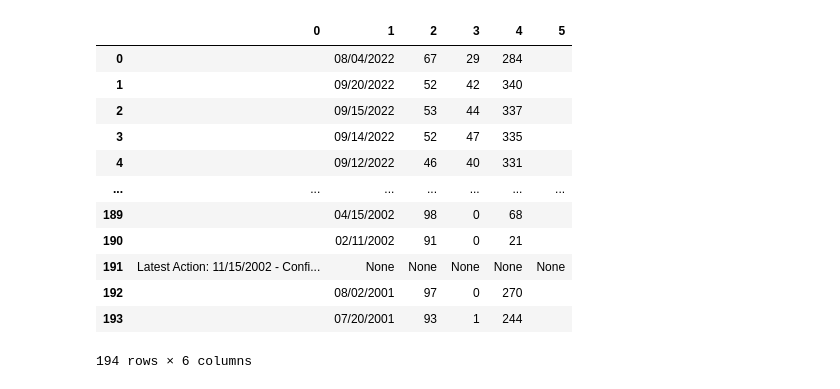
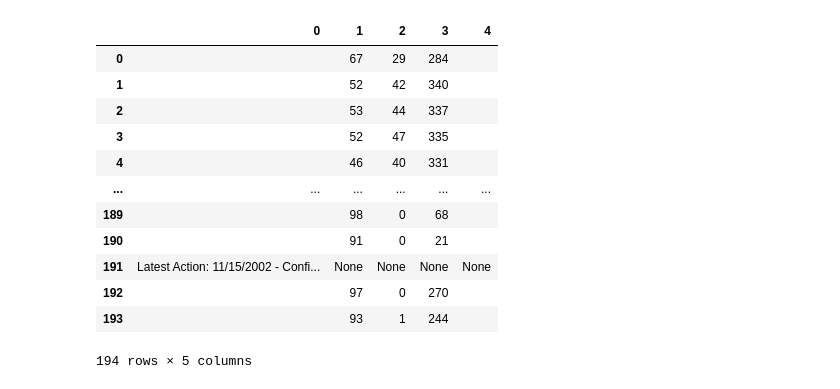
Before and after one commit to laurabejder/j-school, a Jupyter notebook: data_and_databases/final_project/03-cleaning_data.ipynb, the cells around one changed output. Saved outputs shown, nothing was run; the diff lists cells and outputs as text; code cells hidden in the pictures.

```diff
--- a/data_and_databases/final_project/03-cleaning_data.ipynb
+++ b/data_and_databases/final_project/03-cleaning_data.ipynb
@@ -46,4 +16,6 @@ df['circuit'] = df['post'].str.extract('(the \w.+ Circuit)', expand=False).str.s
 # And strip the column of any additional text so only the circuit names remain.
 df['circuit'] = df['circuit'].str.replace('the District of Columbia, to be United States Circuit Judge for ','')
 df['circuit'] = df['circuit'].str.replace('the ','')
-df.tail(50)
+df['circuit'] = df['circuit'].str.replace(' Circuit','')
+
+#df.head(50)
@@ -67,0 +22,3 @@ df.tail(50)
+# %%
+df['confirmation_date'] = df['vote'].str.extract('(\d\d\W\d\d\W\d{4})', expand=False).str.strip()
+df.tail(50)
@@ -90,32 +46,33 @@ list_vote
 # %%
 for list in list_vote:
     try:
-        sub_regex = r"Latest Action: (\d\d\W\d\d\W\d{4}).*(\d\d) - (\d*).*: (\d+)[.].*"
+        sub_regex = r"Latest Action: \d\d\W\d\d\W\d{4}.*(\d\d) - (\d*).*: (\d+)[.].*"
         df.vote.str.split(sub_regex,expand=True)
     except:
         pass
 #(\d*) \-, \d\d \- (\d*), Number: (\d*)
 
 #everything = [re.findall(sub_regex,line) for line in list_vote]
 #num = 0
 #for line in everything:
     #num = num + 1
     #if len(line) == 0:
        # print(num-1)
        # print(line)
 
-df.vote.str.split(sub_regex,expand=True)
+votes = df.vote.str.split(sub_regex,expand=True)
+votes
 # %% [output]
-|  | 0 | 1 | 2 | 3 | 4 | 5 |
-| 0 |  | 08/04/2022 | 67 | 29 | 284 |  |
-| 1 |  | 09/20/2022 | 52 | 42 | 340 |  |
-| 2 |  | 09/15/2022 | 53 | 44 | 337 |  |
-| 3 |  | 09/14/2022 | 52 | 47 | 335 |  |
-| 4 |  | 09/12/2022 | 46 | 40 | 331 |  |
-| ... | ... | ... | ... | ... | ... | ... |
-| 189 |  | 04/15/2002 | 98 | 0 | 68 |  |
-| 190 |  | 02/11/2002 | 91 | 0 | 21 |  |
-| 191 | Latest Action: 11/15/2002 - Confi... | None | None | None | None | None |
-| 192 |  | 08/02/2001 | 97 | 0 | 270 |  |
-| 193 |  | 07/20/2001 | 93 | 1 | 244 |  |
+|  | 0 | 1 | 2 | 3 | 4 |
+| 0 |  | 67 | 29 | 284 |  |
+| 1 |  | 52 | 42 | 340 |  |
+| 2 |  | 53 | 44 | 337 |  |
+| 3 |  | 52 | 47 | 335 |  |
+| 4 |  | 46 | 40 | 331 |  |
+| ... | ... | ... | ... | ... | ... |
+| 189 |  | 98 | 0 | 68 |  |
+| 190 |  | 91 | 0 | 21 |  |
+| 191 | Latest Action: 11/15/2002 - Confi... | None | None | None | None |
+| 192 |  | 97 | 0 | 270 |  |
+| 193 |  | 93 | 1 | 244 |  |
-194 rows × 6 columns
+194 rows × 5 columns
```
Also changed, not shown: parts of 9 cells of this notebook, 3 other files.
